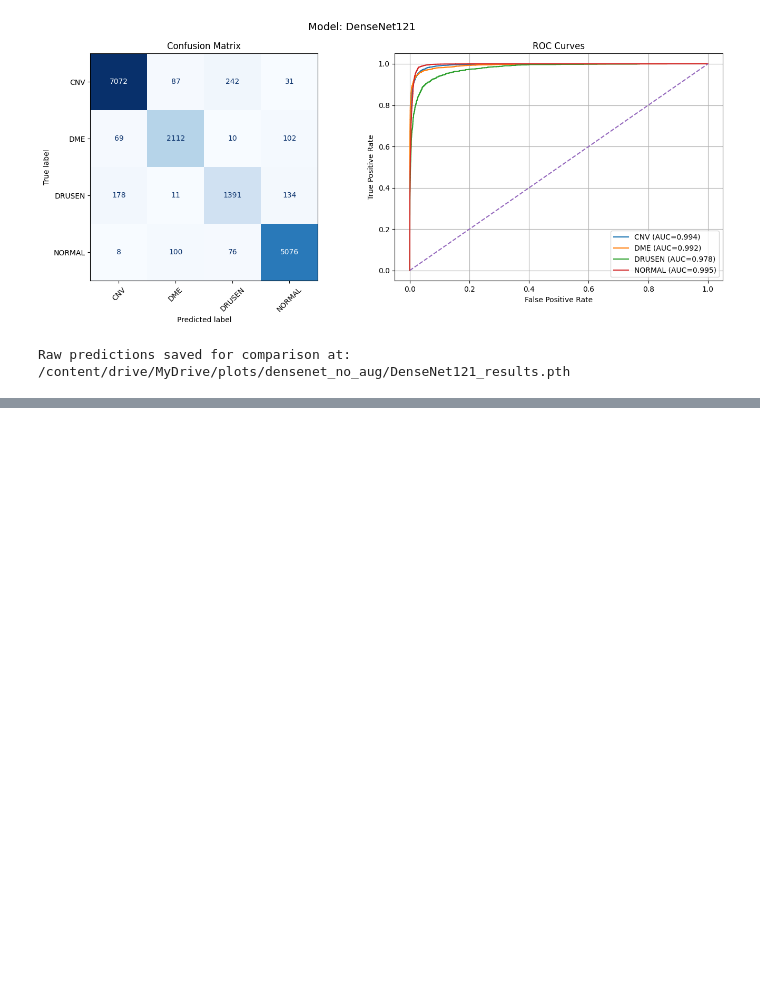
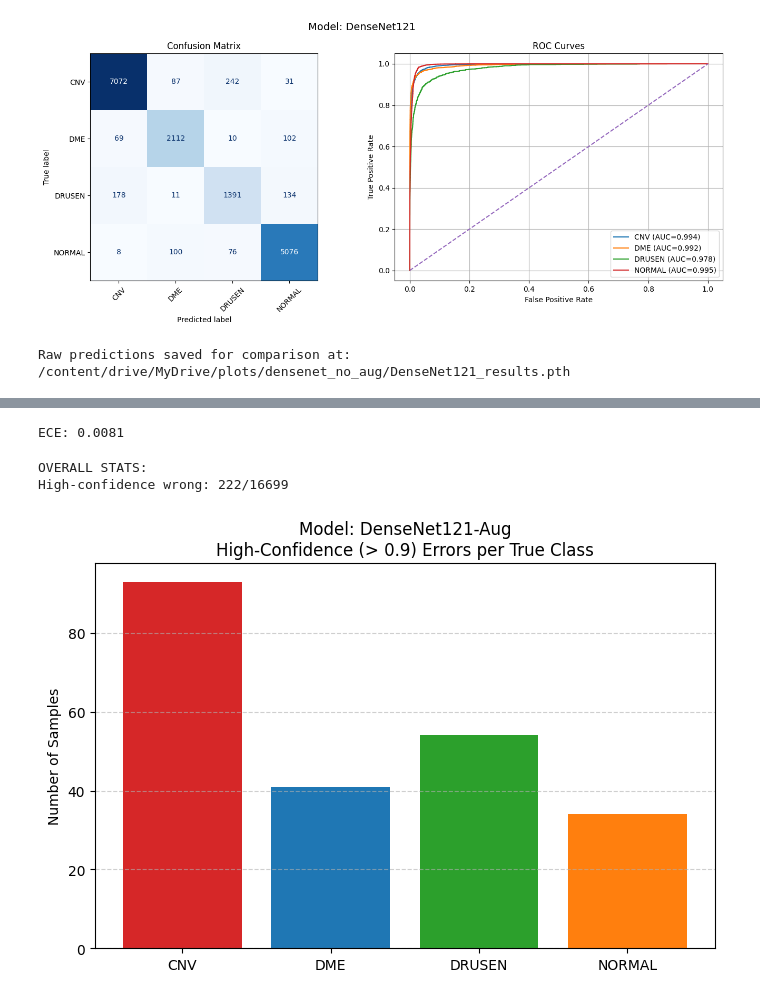
Before and after one commit to ManosGitProject/oct_retinal_classification_hackathon_v1, a Jupyter notebook: 03_Evaluation_Test_Data.ipynb, the cells around one changed output, grey strips where cells are left out. Cells and saved outputs as stored; diff of their text form; code cells hidden in the pictures; blank space fills up the shorter version.

```diff
--- a/03_Evaluation_Test_Data.ipynb
+++ b/03_Evaluation_Test_Data.ipynb
@@ -350,0 +428,4 @@ weighted avg       0.94      0.94      0.94     16699
+# %%
+# Load results from DenseNet121 Augmented
+results_densenet_aug = torch.load(f"{path_plots}/DenseNet121_results.pth", weights_only=False)
+gold_labels, preds, probs =  results_densenet_aug['gold_labels'], results_densenet_aug['predictions'], results_densenet_aug['probabilities']
@@ -350,0 +446,35 @@ weighted avg       0.94      0.94      0.94     16699
+# %%
+ece = MulticlassCalibrationError(num_classes=4, n_bins=10)
+ece_score = ece(torch.tensor(results_densenet_aug['probabilities']), torch.tensor(results_densenet_aug['gold_labels']))
+print(f"ECE: {ece_score.item():.4f}")
+# %% [output]
+ECE: 0.0081
+# %%
+# Error Analysis for DenseNet121 - Augmented
+
+class_names = ["CNV", "DME", "DRUSEN", "NORMAL"]
+class_colors = ["#d62728", "#1f77b4", "#2ca02c", "#ff7f0e"]
+threshold = 0.9
+
+# Confidence and Error Masks
+pred_conf = probs[np.arange(len(preds)), preds]
+correct = (preds == gold_labels)
+high_conf_wrong_mask = (~correct) & (pred_conf > threshold)
+
+print(f"OVERALL STATS:")
+print(f"High-confidence wrong: {np.sum(high_conf_wrong_mask)}/{len(preds)}")
+
+# High-Confidence Errors per True Class
+misclassified_counts = [np.sum((gold_labels == i) & high_conf_wrong_mask) for i in range(4)]
+
+plt.figure(figsize=(8, 5))
+plt.bar(class_names, misclassified_counts, color=class_colors)
+plt.title(f"Model: DenseNet121-Aug\nHigh-Confidence (> {threshold}) Errors per True Class", fontsize=12)
+plt.ylabel("Number of Samples")
+plt.grid(axis='y', linestyle='--', alpha=0.6)
+plt.savefig(f"{path_plots}/high_conf_errors_per_true_class.png", dpi=300)
+plt.show()
+# %% [output]
+OVERALL STATS:
+High-confidence wrong: 222/16699
+[figure, added]
```
Also changed, not shown: parts of 27 cells of this notebook, 1 other file.
